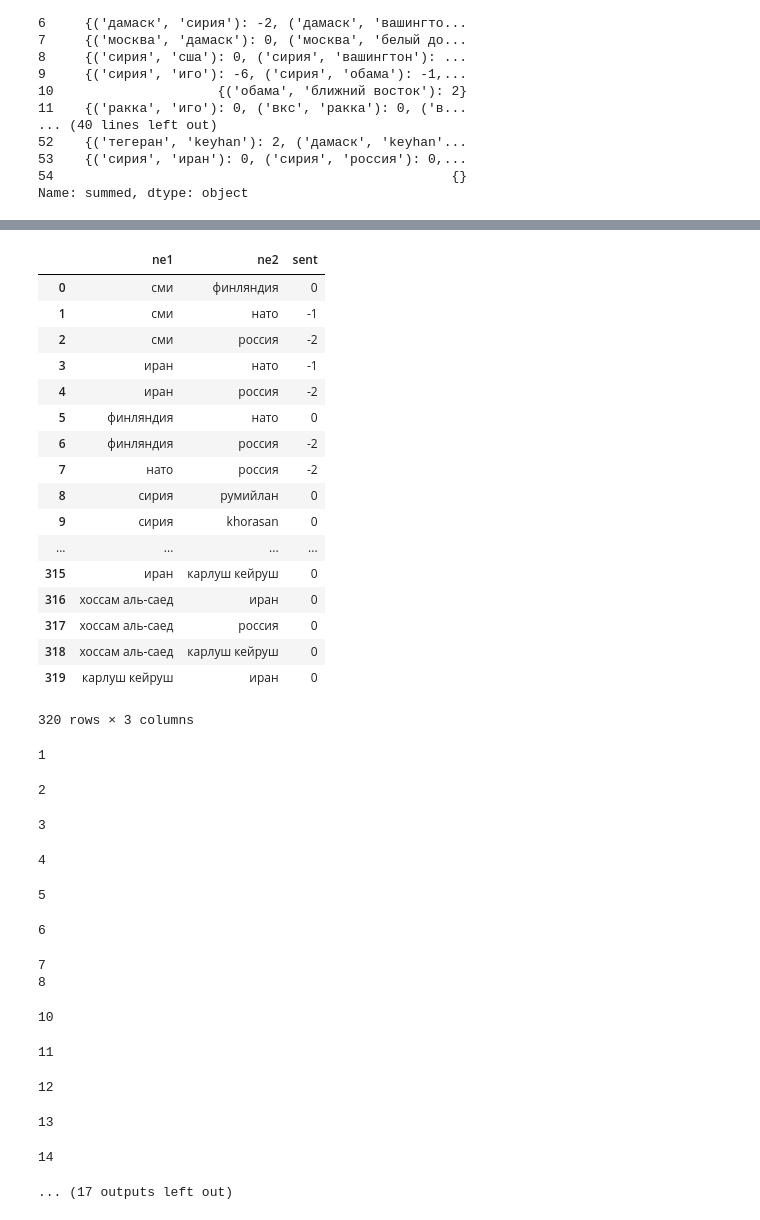
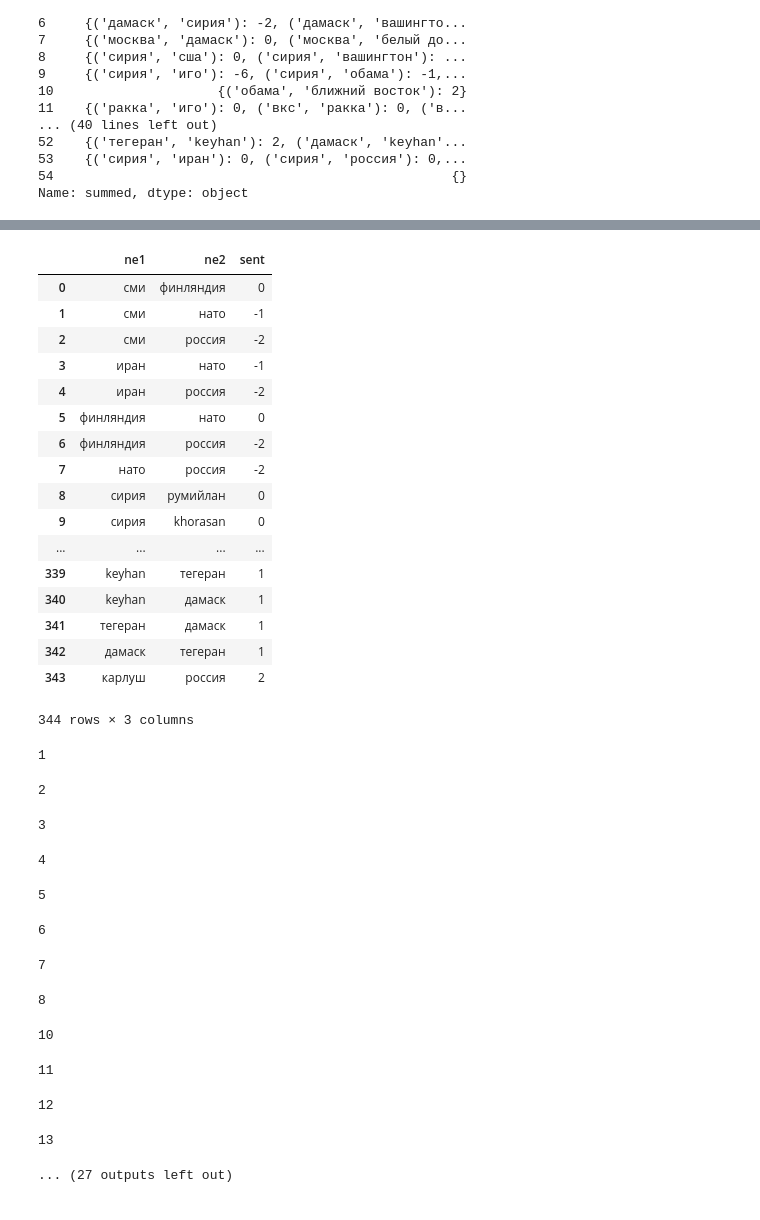
Before and after one commit to AndrewSukhobok95/NLP_HSE_school, a Jupyter notebook: baseline_and syntax.ipynb, the cells around one changed output, grey strips where cells are left out. Drawn from its saved outputs; the diff is of its cells as text; code cells hidden in the pictures.

Commit message:
new data with syntax

```diff
--- a/baseline_and syntax.ipynb
+++ b/baseline_and syntax.ipynb
@@ -79,7 +92,7 @@ def get_mutual_node(syntax,ent1,ent1pos,ent2,ent2pos):
         else: break
 
 
-    return obj,syntax[ent_node1],syntax[ent_node2]
+    return [obj,syntax[ent_node1],syntax[ent_node2]]
 # %%
 import re
 import nltk
@@ -106,8 +119,22 @@ def sentiment_extraction(x,ent_dict):
             ne_list.append((ne,pos))
     ne_pairs  = [(ne1,ne2) for ne1 in ne_list for ne2 in ne_list if ne1 != ne2]
 
+    mutuals = list()
+    polarities = list()
+    mut_pol = list()
     for ((ne1, ne1_pos), (ne2,ne2_pos)) in ne_pairs:
-        x['mutual'] = get_mutual_node(syntax,ne1, ne1_pos, ne2, ne2_pos)
+        mut = get_mutual_node(syntax,ne1, ne1_pos, ne2, ne2_pos)
+        if len(mut)>0:
+            mutuals.append(mut)
+        polar = find_polar(mut[0], mut[1], mut[2])
+        if  polar!=None and len(polar)>0:
+            polarities.append(polar)
+        elif mut[0][len(mut[0])-1] in vocab:
+            polarities.append([(ent_dict[ne1]['initial'],ent_dict[ne2]['initial'],vocab[mut[0][len(mut[0])-1]]['sentiment'])])
+
+    x['mutuals']=mutuals
+    x['polarities']=polarities
+
 
     x['ne_pairs'] = ne_pairs
 
@@ -123,4 +150,6 @@ def sentiment_extraction(x,ent_dict):
 #считывание и извлечение
 text_lines, ent_dict = read_file(1)
 
-text_lines = text_lines.apply(lambda x:sentiment_extraction(x,ent_dict),axis=1)[['ne_pairs','ne_substrings','sent_list']]
+
+text_lines = text_lines.apply(lambda x:sentiment_extraction(x,ent_dict),axis=1)
+text_lines
@@ -151,3 +198,15 @@ text_lines['summed']
 53    {('сирия', 'иран'): 0, ('сирия', 'россия'): 0,...
 54                                                   {}
 Name: summed, dtype: object
+# %%
+def get_summed_over_polar(polar):
+    sdict = dict()
+
+    for p in polar:
+        for sent_list in p:
+            ne1,ne2,slist = sent_list
+            if (ne1,ne2) in sdict:sdict[(ne1,ne2)]+=slist
+            else: sdict[ne1,ne2]=slist
+    return sdict
+text_lines['sum_por'] =  text_lines['polarities'].apply(get_summed_over_polar)
+text_lines['sum_por']
@@ -154,32 +231,34 @@ Name: summed, dtype: object
 # %%
 opinions = dict()
 def get_summed(sent_list):
         for k in sent_list.keys():
             if k in opinions : opinions[k]+=sent_list[k]
             else: opinions[k]=sent_list[k]
 
 _ = text_lines['summed'].apply(get_summed)
+_ = text_lines['sum_por'].apply(get_summed)
+
 df = pd.DataFrame([(ne1,ne2,opinions[(ne1,ne2)]) for (ne1,ne2) in opinions.keys()],columns=['ne1','ne2','sent'])
 df
 # %% [output]
 |  | ne1 | ne2 | sent |
 | 0 | сми | финляндия | 0 |
 | 1 | сми | нато | -1 |
 | 2 | сми | россия | -2 |
 | 3 | иран | нато | -1 |
 | 4 | иран | россия | -2 |
 | 5 | финляндия | нато | 0 |
 | 6 | финляндия | россия | -2 |
 | 7 | нато | россия | -2 |
 | 8 | сирия | румийлан | 0 |
 | 9 | сирия | khorasan | 0 |
 | ... | ... | ... | ... |
-| 315 | иран | карлуш кейруш | 0 |
-| 316 | хоссам аль-саед | иран | 0 |
-| 317 | хоссам аль-саед | россия | 0 |
-| 318 | хоссам аль-саед | карлуш кейруш | 0 |
-| 319 | карлуш кейруш | иран | 0 |
+| 339 | keyhan | тегеран | 1 |
+| 340 | keyhan | дамаск | 1 |
+| 341 | тегеран | дамаск | 1 |
+| 342 | дамаск | тегеран | 1 |
+| 343 | карлуш | россия | 2 |
-320 rows × 3 columns
+344 rows × 3 columns
 # %%
 df['sent'] = df['sent'].apply(lambda x: 'negative' if x<0 else ('positive' if x>0 else None))
 # %%
@@ -188,16 +267,19 @@ df[~df['sent'].isnull()].to_csv('Texts/1.csv',index=False,header=False)
 #считывание и извлечение
 from tqdm import tqdm
 for i in tqdm(range(1,46)):
-    if(i in [9,22,26,18,25]): continue
+    if(i in [9,22,26,18,25,35]): continue
     print (i)
     text_lines, ent_dict = read_file(i)
 
-    text_lines = text_lines.apply(lambda x:sentiment_extraction(x,ent_dict),axis=1)[['ne_pairs','ne_substrings','sent_list']]
+    text_lines = text_lines.apply(lambda x:sentiment_extraction(x,ent_dict),axis=1)
     opinions = dict()
     text_lines['summed'] =  text_lines['sent_list'].apply(get_summed_over_sent)
+    text_lines['sum_por'] =  text_lines['polarities'].apply(get_summed_over_polar)
     _ = text_lines['summed'].apply(get_summed)
+    _ = text_lines['sum_por'].apply(get_summed)
     df = pd.DataFrame([(ne1,ne2,opinions[(ne1,ne2)]) for (ne1,ne2) in opinions.keys()],columns=['ne1','ne2','sent'])
     df['sent'] = df['sent'].apply(lambda x: 'negative' if x<0 else ('positive' if x>0 else None))
+    df = df[df['ne1']!=df['ne2']]
     df[~df['sent'].isnull()].to_csv('Texts/{}.csv'.format(i),index=False,header=False)
 # %% [output]
 1
@@ -207,10 +289,9 @@ for i in tqdm(range(1,46)):
 5
 6
 7
-8
-10
+8
-11
+10
-12
+11
-13
+12
-14
+13
-... (17 outputs left out)
+... (27 outputs left out)
```
Also changed, not shown: parts of 5 cells of this notebook, 37 other files.
